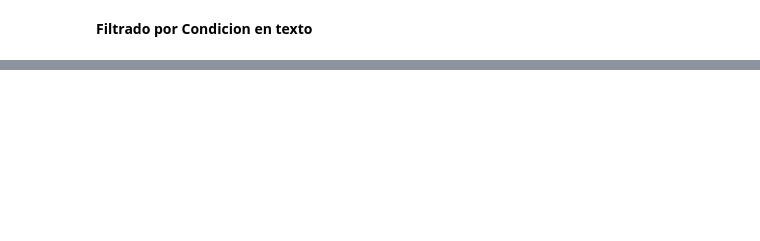
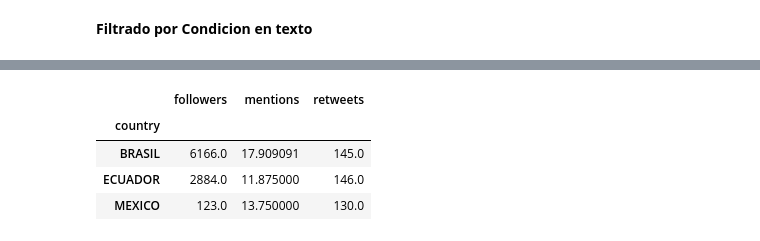
Before and after one commit to Jesusleg95/AnalisisDatosPython, a Jupyter notebook: pandas_notebook.ipynb, the cells around one changed output, grey strips where cells are left out. Saved outputs shown, nothing was run; the diff lists cells and outputs as text; code cells hidden in the pictures; blank space fills up the shorter version.

```diff
--- a/pandas_notebook.ipynb
+++ b/pandas_notebook.ipynb
@@ -244,0 +255,12 @@ df.head()
+# %%
+df.groupby("country").agg({
+    "followers":'sum',
+    "mentions":'mean',
+    "retweets":'max'
+})
+# %% [output]
+|  | followers | mentions | retweets |
+| country |  |  |  |
+| BRASIL | 6166.0 | 17.909091 | 145.0 |
+| ECUADOR | 2884.0 | 11.875000 | 146.0 |
+| MEXICO | 123.0 | 13.750000 | 130.0 |
```
Also changed, not shown: parts of 8 cells of this notebook.
